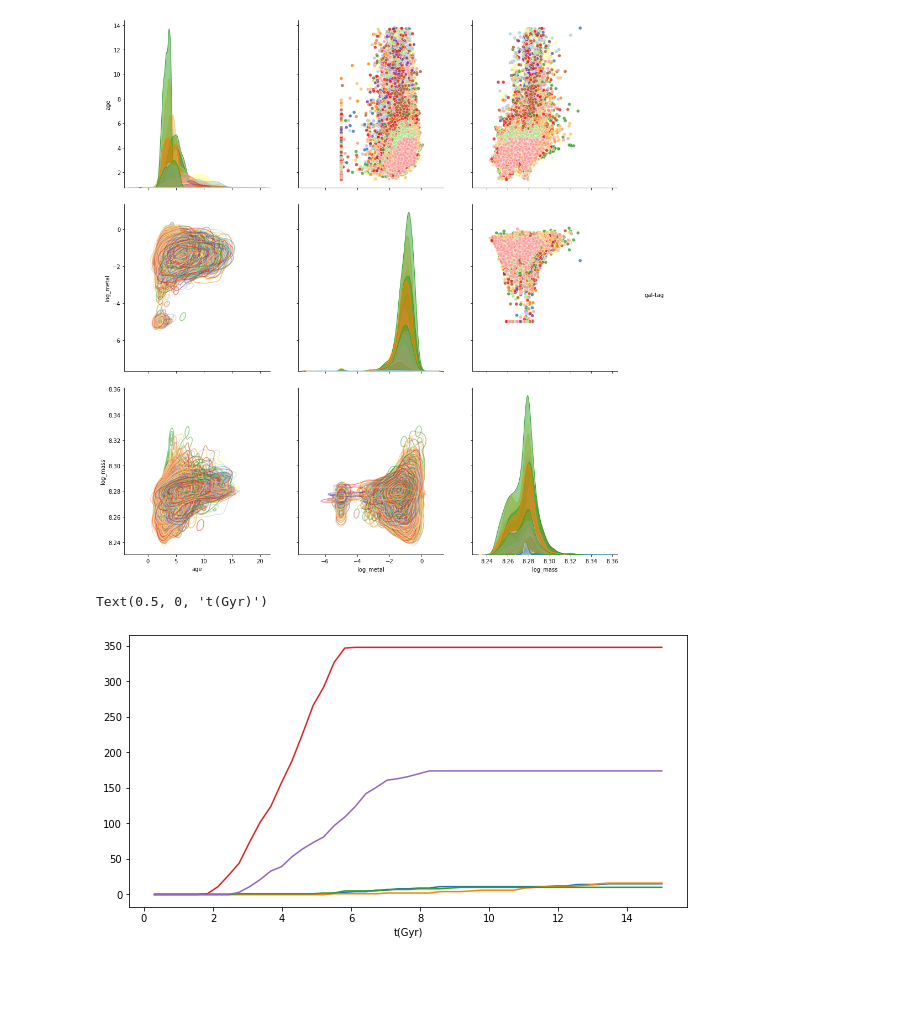
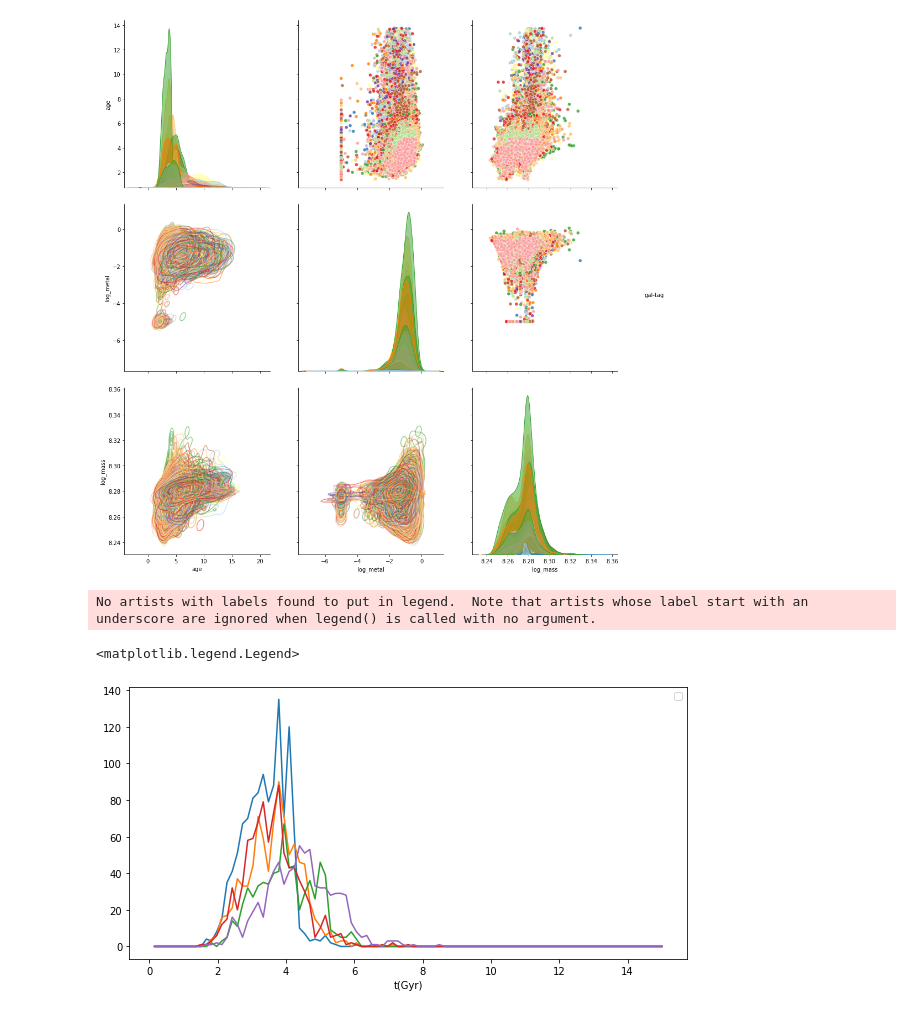
Before and after one commit to nesar/watercolor, a Jupyter notebook: nbs/01_load_sim_stellar_catalog.ipynb, the cells around one changed output. Cells and saved outputs as stored; diff of their text form; code cells hidden in the pictures; blank space fills up the shorter version.

```diff
--- a/nbs/01_load_sim_stellar_catalog.ipynb
+++ b/nbs/01_load_sim_stellar_catalog.ipynb
@@ -134,16 +134,20 @@ g.fig.set_size_inches(15,15)
 # %%
 #| hide
 
 plt.figure(figsize=(10, 5))
-for gal_tag_idx in range(5):
+for gal_tag_idx in range(200):
     gal_tag_cond = np.where(gal_tag == np.unique(gal_tag)[gal_tag_idx])
-    h, b = np.histogram(age[gal_tag_cond], bins=np.linspace(0, 15, 50));
-    plt.plot(b[1:], np.cumsum(h))
+    h, b = np.histogram(age[gal_tag_cond], bins=np.linspace(0, 15, 100));
+    # plt.plot(b[1:], np.cumsum(h), label='cumulative binned')
+    if (h.max() > 50):
+        plt.plot(b[1:], h)
 # plt.yscale('log')
 plt.xlabel('t(Gyr)')
+plt.legend()
 # %% [output]
-Text(0.5, 0, 't(Gyr)')
+No artists with labels found to put in legend.  Note that artists whose label start with an underscore are ignored when legend() is called with no argument.
+<matplotlib.legend.Legend>
-[figure, old version]
+[figure, new version]
 # %%
 #| hide
 import nbdev; nbdev.nbdev_export()
```
Also changed, not shown: 23 other files.
